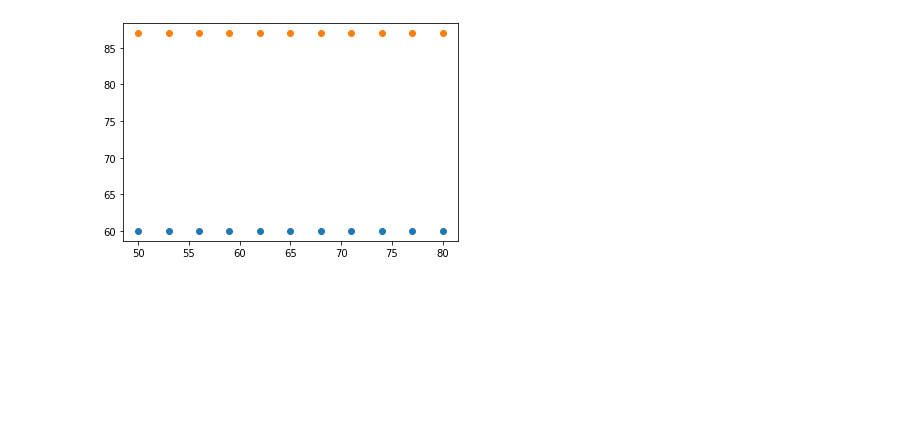
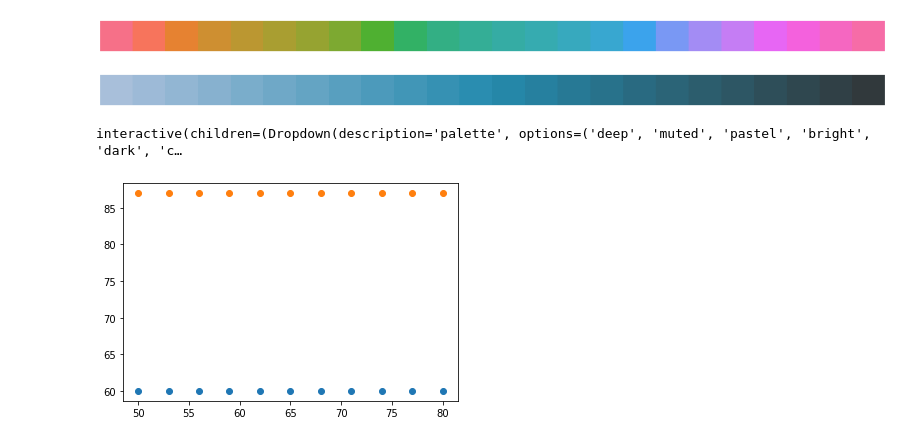
Before and after one commit to tsuchida5030/techgym_ai, a Jupyter notebook: Chapter_1/AI_running_1.ipynb, the cells around one changed output. Cells and saved outputs as stored; diff of their text form; code cells hidden in the pictures; blank space fills up the shorter version.

```diff
--- a/Chapter_1/AI_running_1.ipynb
+++ b/Chapter_1/AI_running_1.ipynb
@@ -118,21 +107,0 @@ plt.show()
-# %%
-import pandas as pd
-import matplotlib.pyplot as plt
-import seaborn as sns
-sns.set_style("darkgrid")
-sns.set_context("poster")
-
-q_data_x = pd.read_csv(
-    'https://raw.githubusercontent.com/iwanami-datascience/vol3/master/kato%26hoshino/q_data_x.csv'
-)
-
-(
-    sns.displot(
-        data=q_data_x,
-        x='gamesecond',
-        col='cm_dummy',
-        col_wrap=1,
-        height=10,
-    )
-    .savefig('gamesecond.jpg')
-)
@@ -174,3 +118,18 @@ df
+# %%
+sns.palplot(sns.color_palette("husl",24))
+# %% [output]
+[figure, added]
+# %%
+sns.palplot(sns.color_palette("PuBuGn_d",24))
+# %% [output]
+[figure, added]
+# %%
+from ipywidgets import interact, FloatSlider
+def show_pal0(palette):
+    sns.palplot(sns.color_palette(palette, 24))
+interact(show_pal0, palette='deep muted pastel bright dark colorblind'.split());
+# %% [output]
+interactive(children=(Dropdown(description='palette', options=('deep', 'muted', 'pastel', 'bright', 'dark', 'c…
 # %%
 x3 = [50., 53., 56., 59., 62., 65., 68., 71., 74., 77., 80.]
 y3 = [ 60.,  60.,  60.,  60.,  60.,  60.,  60.,  60.,  60.,  60.,  60.]
```
Also changed, not shown: parts of 12 cells of this notebook, 2 other files.
